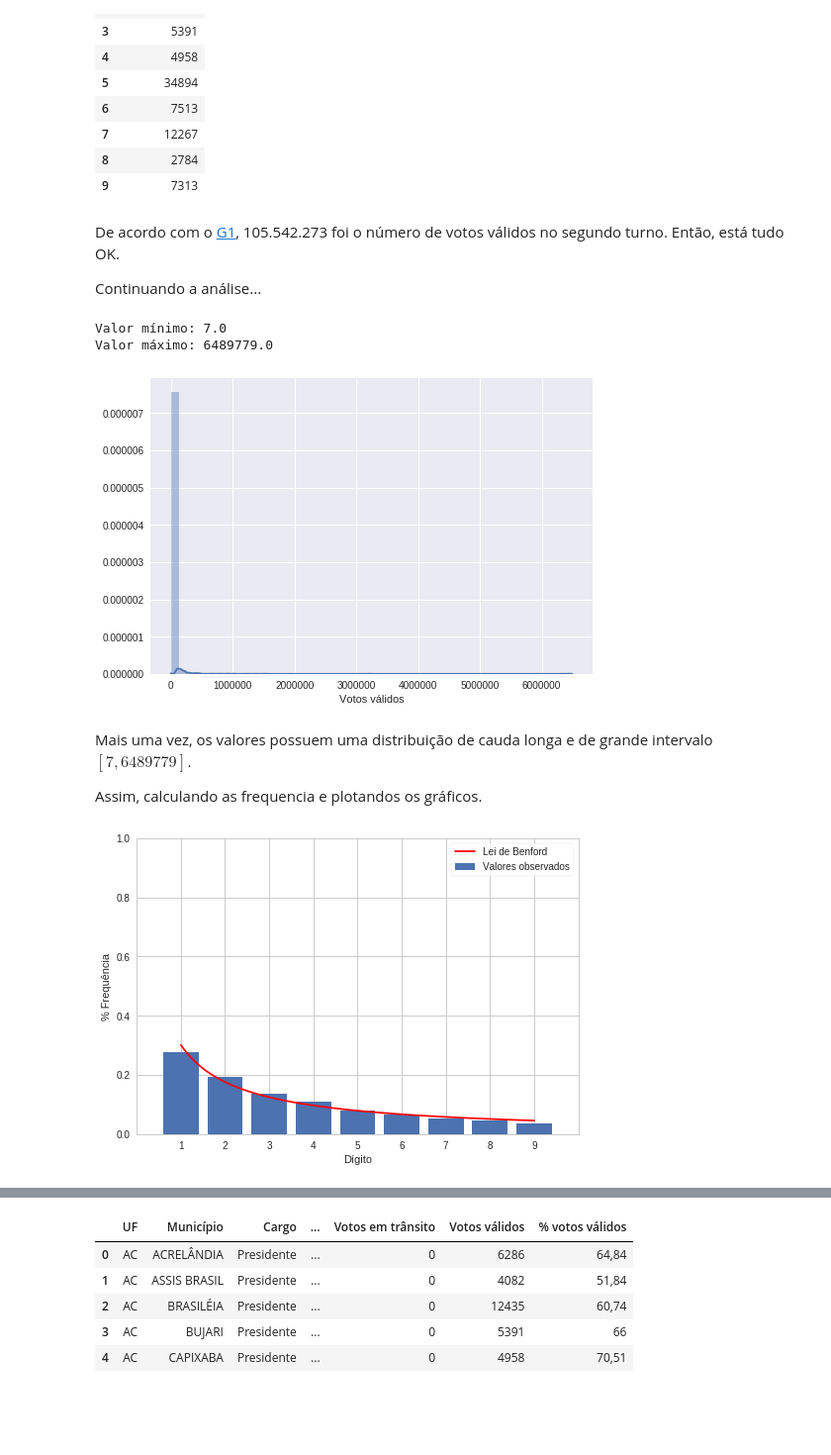
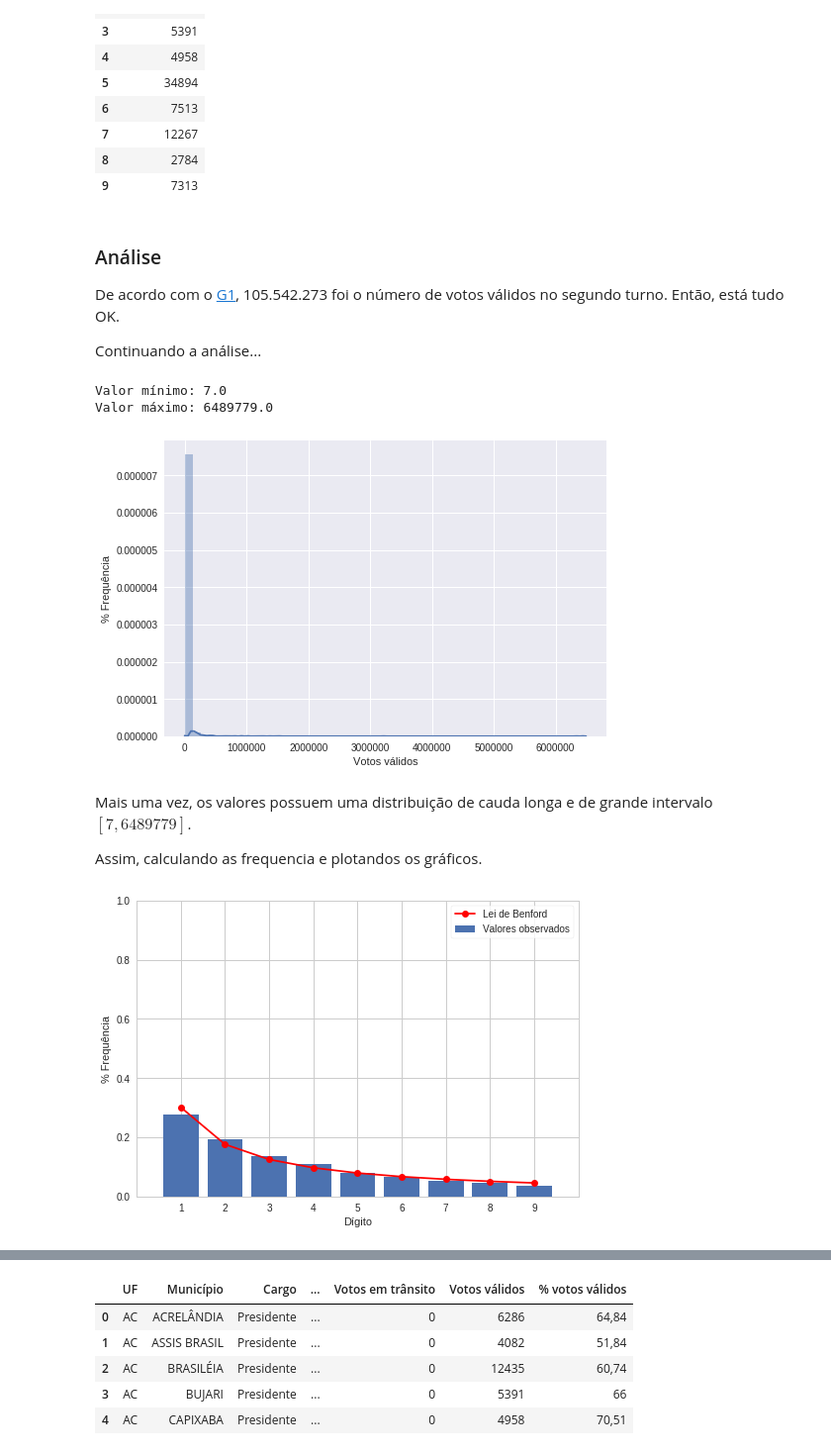
Before and after one commit to Fernandohf/Benford-s-Law, a Jupyter notebook: Lei de Bendford.ipynb, the cells around one changed output, grey strips where cells are left out. Shown at 99% size. Saved outputs shown, nothing was run; the diff lists cells and outputs as text; code cells hidden in the pictures; blank space fills up the shorter version.

```diff
--- a/Lei de Bendford.ipynb
+++ b/Lei de Bendford.ipynb
@@ -359,7 +359,7 @@ Dessa vez, não temos nenhum valor nulo. Então, vamos apenas filtrar a nossa co
 col2 = "Votos válidos"
 
 # Após o filtro
-eleitores = filter_and_clean(votos, col2)
+votos = filter_and_clean(votos, col2)
 # %% [output]
 <class 'pandas.core.frame.DataFrame'>
 Int64Index: 5701 entries, 0 to 5700
@@ -383,6 +383,7 @@ None
 | 8 | 2784 |
 | 9 | 7313 |
 # %% [markdown]
+### Análise
 De acordo com o [G1](http://g1.globo.com/politica/eleicoes/2014/apuracao-votos-presidente.html), 105.542.273 foi o número de votos válidos no segundo turno. Então, está tudo OK.
 
 Continuando a análise...
@@ -391,7 +392,7 @@ show_dist(votos, col2)
 # %% [output]
 Valor mínimo: 7.0
 Valor máximo: 6489779.0
-[figure, old version]
+[figure, new version]
 # %% [markdown]
 Mais uma vez, os valores possuem uma distribuição de cauda longa e de grande intervalo $[7, 6489779]$.
 
@@ -399,6 +400,6 @@ Assim, calculando as frequencia e plotandos os gráficos.
 # %%
 first_digit_freq_2 = fd_freq(votos, col2)
 
-result_vs_benford(first_digit_freq_2, "Porcentagem")
+result_vs_benford(first_digit_freq_2["Porcentagem"])
 # %% [output]
-[figure, old version]
+[figure, new version]
```
Also changed, not shown: parts of 22 cells of this notebook, 1 other file.
